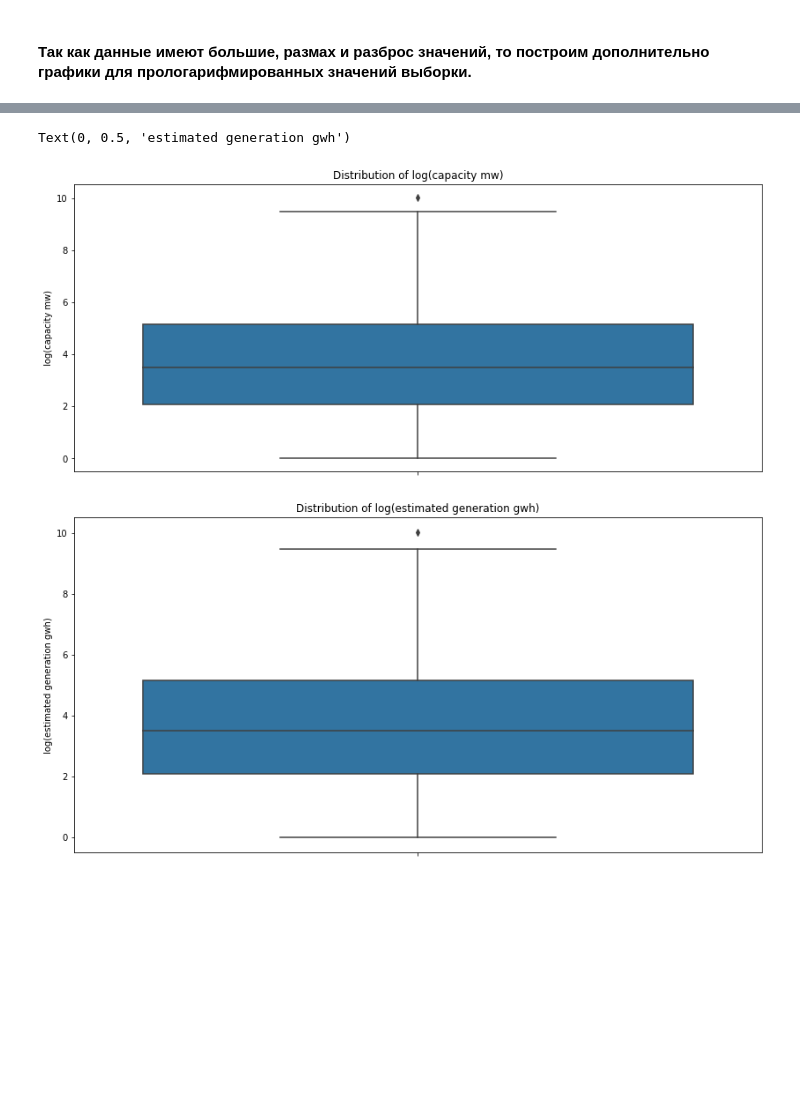
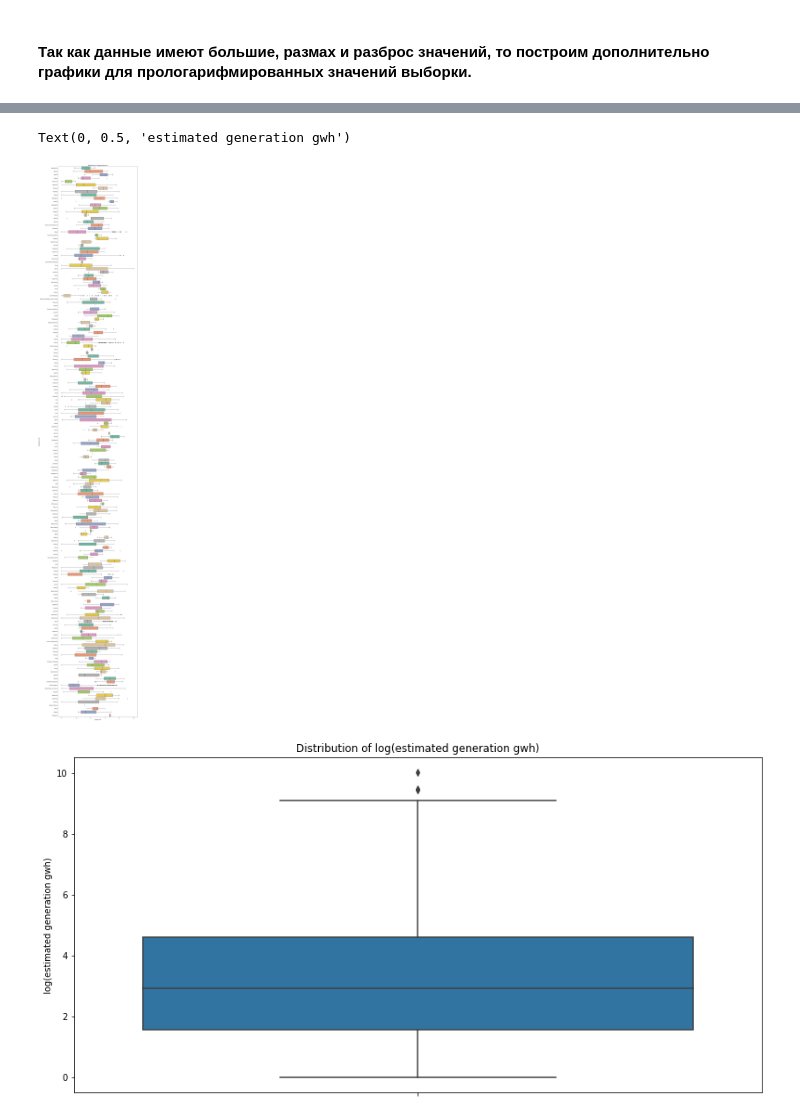
Before and after one commit to denicCH/Mathematical-Statistics, a Jupyter notebook: Lesson_3.ipynb, the cells around one changed output, grey strips where cells are left out. Drawn from its saved outputs; the diff is of its cells as text; code cells hidden in the pictures; blank space fills up the shorter version.

```diff
--- a/Lesson_3.ipynb
+++ b/Lesson_3.ipynb
@@ -71,10 +71,10 @@ def stat_characteristics(df):
 Загружаем данные из файла, удаляем дубликаты, выбираем только интересующие нас столбцы, удаляем строки, для которых estimated_generation_gwh = NaN.
 # %%
 df = pd.read_csv('global_power_plant_database.csv', sep=";")
-df = df.drop_duplicates(["capacity_mw","estimated_generation_gwh"])
-nul = df[df["estimated_generation_gwh"].isnull()]
+#df = df.drop_duplicates(["capacity_mw","estimated_generation_gwh"])
+# nul = df[df["estimated_generation_gwh"].isnull()]
 res_df = df[["capacity_mw","estimated_generation_gwh"]]
-res_df = res_df.drop(nul.index, axis=0) #Удаляем строки, для которых estimated_generation_gwh = NaN
+#res_df = res_df.drop(nul.index, axis=0) #Удаляем строки, для которых estimated_generation_gwh = NaN
 # %%
 x1 = res_df['capacity_mw']
 x2 = res_df['estimated_generation_gwh']
@@ -134,26 +137,29 @@ fig.subplots_adjust(wspace=0.2, hspace=0.4)
 # %%
-plt.figure(figsize=(14, 6))
-sns.boxplot(log_x1, orient='v')
+plt.figure(figsize=(14, 100))
+sns.boxplot(log_x1, df['country'], palette='Set2')
+# sns.boxplot(log_x1, orient='v')
+
+
 plt.ylabel('log(capacity mw)')
 plt.title('Distribution of log(capacity mw)');
 
 plt.figure(figsize=(14, 7))
 sns.boxplot(log_x2, orient='v')
 plt.title('Distribution of log(estimated generation gwh)');
 plt.ylabel('log(estimated generation gwh)')
 
 plt.figure(figsize=(14, 7))
 sns.boxplot(x1, orient='v')
 plt.title('Distribution of capacity mw');
 plt.ylabel('capacity mw')
 
 plt.figure(figsize=(14, 7))
 sns.boxplot(x2, orient='v')
 plt.title('Distribution of estimated generation gwh');
 plt.ylabel('estimated generation gwh')
 # %% [output]
 Text(0, 0.5, 'estimated generation gwh')
-[figure, old version]
+[figure, new version]
-[figure, old version]
+[figure, new version]
 [figure]
 [figure]
```
Also changed, not shown: parts of 4 cells of this notebook.
